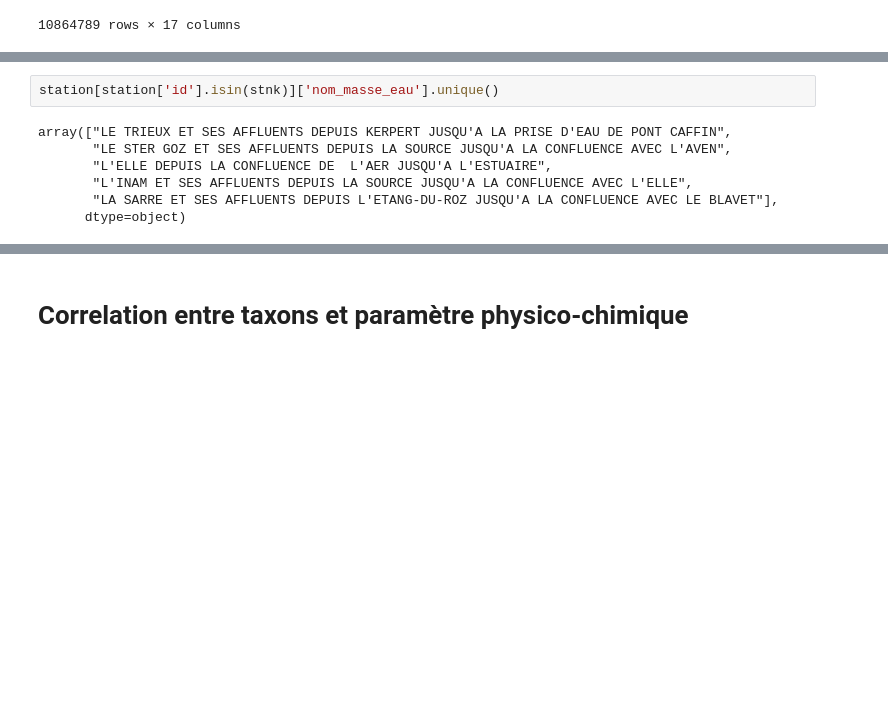
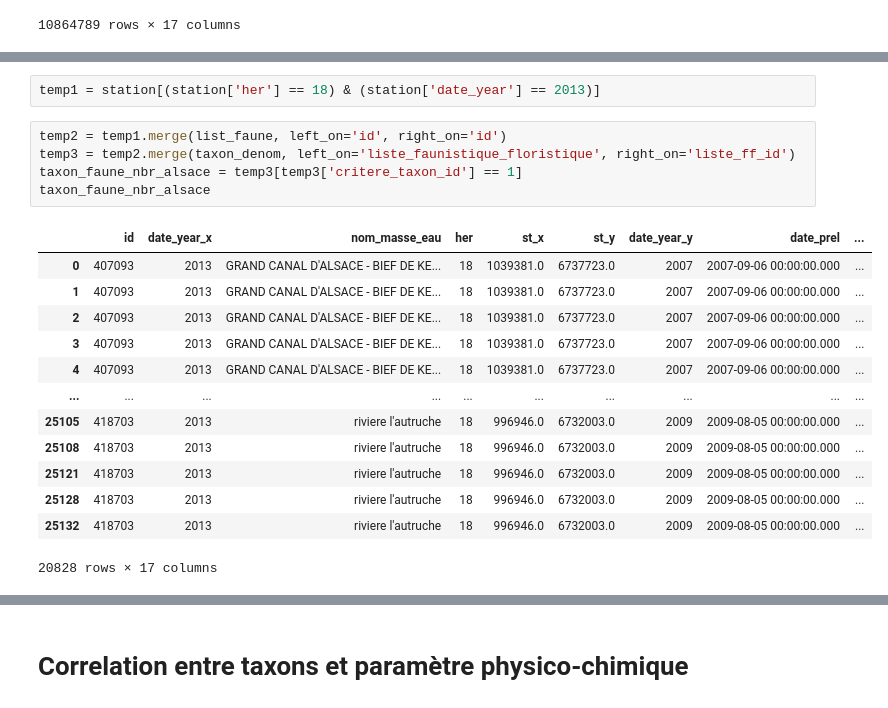
Before and after one commit to chefmtt/nvx-defis-eau, a Jupyter notebook: nx-defis-eau-nitrate.ipynb, the cells around one changed output, grey strips where cells are left out. Cells and saved outputs as stored; diff of their text form; blank space fills up the shorter version.

```diff
--- a/nx-defis-eau-nitrate.ipynb
+++ b/nx-defis-eau-nitrate.ipynb
@@ -197,9 +128,21 @@ for t in txk:
-# %%
-station[station['id'].isin(stnk)]['nom_masse_eau'].unique()
-# %% [output]
-array(["LE TRIEUX ET SES AFFLUENTS DEPUIS KERPERT JUSQU'A LA PRISE D'EAU DE PONT CAFFIN",
-       "LE STER GOZ ET SES AFFLUENTS DEPUIS LA SOURCE JUSQU'A LA CONFLUENCE AVEC L'AVEN",
-       "L'ELLE DEPUIS LA CONFLUENCE DE  L'AER JUSQU'A L'ESTUAIRE",
-       "L'INAM ET SES AFFLUENTS DEPUIS LA SOURCE JUSQU'A LA CONFLUENCE AVEC L'ELLE",
-       "LA SARRE ET SES AFFLUENTS DEPUIS L'ETANG-DU-ROZ JUSQU'A LA CONFLUENCE AVEC LE BLAVET"],
-      dtype=object)
+# %%
+temp1 = station[(station['her'] == 18) & (station['date_year'] == 2013)]
+# %%
+temp2 = temp1.merge(list_faune, left_on='id', right_on='id')
+temp3 = temp2.merge(taxon_denom, left_on='liste_faunistique_floristique', right_on='liste_ff_id')
+taxon_faune_nbr_alsace = temp3[temp3['critere_taxon_id'] == 1]
+taxon_faune_nbr_alsace
+# %% [output]
+|  | id | date_year_x | nom_masse_eau | her | st_x | st_y | date_year_y | date_prel | ... |
+| 0 | 407093 | 2013 | GRAND CANAL D'ALSACE - BIEF DE KE... | 18 | 1039381.0 | 6737723.0 | 2007 | 2007-09-06 00:00:00.000 | ... |
+| 1 | 407093 | 2013 | GRAND CANAL D'ALSACE - BIEF DE KE... | 18 | 1039381.0 | 6737723.0 | 2007 | 2007-09-06 00:00:00.000 | ... |
+| 2 | 407093 | 2013 | GRAND CANAL D'ALSACE - BIEF DE KE... | 18 | 1039381.0 | 6737723.0 | 2007 | 2007-09-06 00:00:00.000 | ... |
+| 3 | 407093 | 2013 | GRAND CANAL D'ALSACE - BIEF DE KE... | 18 | 1039381.0 | 6737723.0 | 2007 | 2007-09-06 00:00:00.000 | ... |
+| 4 | 407093 | 2013 | GRAND CANAL D'ALSACE - BIEF DE KE... | 18 | 1039381.0 | 6737723.0 | 2007 | 2007-09-06 00:00:00.000 | ... |
+| ... | ... | ... | ... | ... | ... | ... | ... | ... | ... |
+| 25105 | 418703 | 2013 | riviere l'autruche | 18 | 996946.0 | 6732003.0 | 2009 | 2009-08-05 00:00:00.000 | ... |
+| 25108 | 418703 | 2013 | riviere l'autruche | 18 | 996946.0 | 6732003.0 | 2009 | 2009-08-05 00:00:00.000 | ... |
+| 25121 | 418703 | 2013 | riviere l'autruche | 18 | 996946.0 | 6732003.0 | 2009 | 2009-08-05 00:00:00.000 | ... |
+| 25128 | 418703 | 2013 | riviere l'autruche | 18 | 996946.0 | 6732003.0 | 2009 | 2009-08-05 00:00:00.000 | ... |
+| 25132 | 418703 | 2013 | riviere l'autruche | 18 | 996946.0 | 6732003.0 | 2009 | 2009-08-05 00:00:00.000 | ... |
+20828 rows × 17 columns
```
Also changed, not shown: parts of 17 cells of this notebook.
